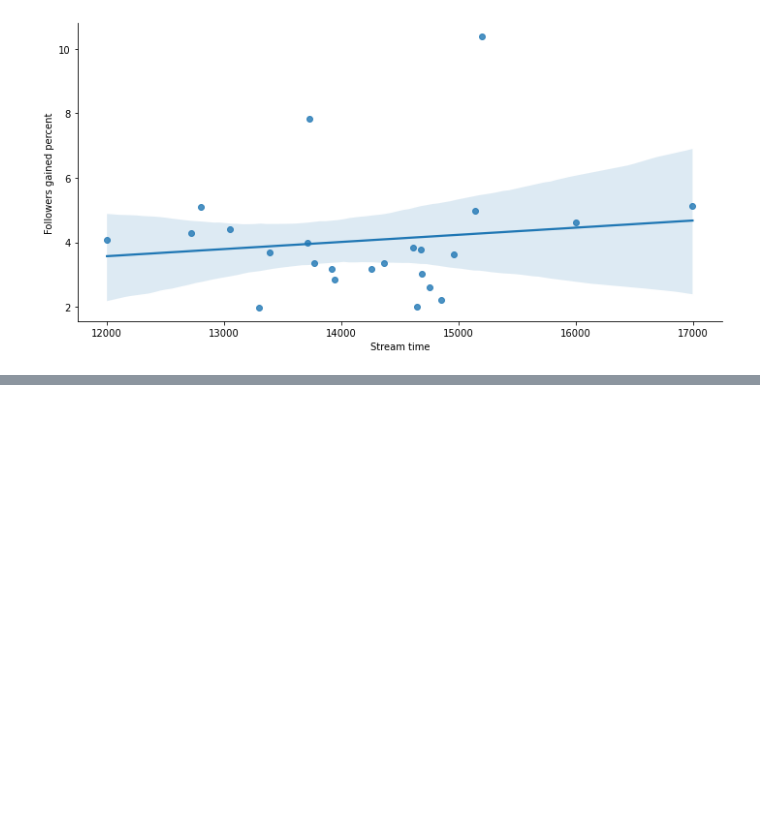
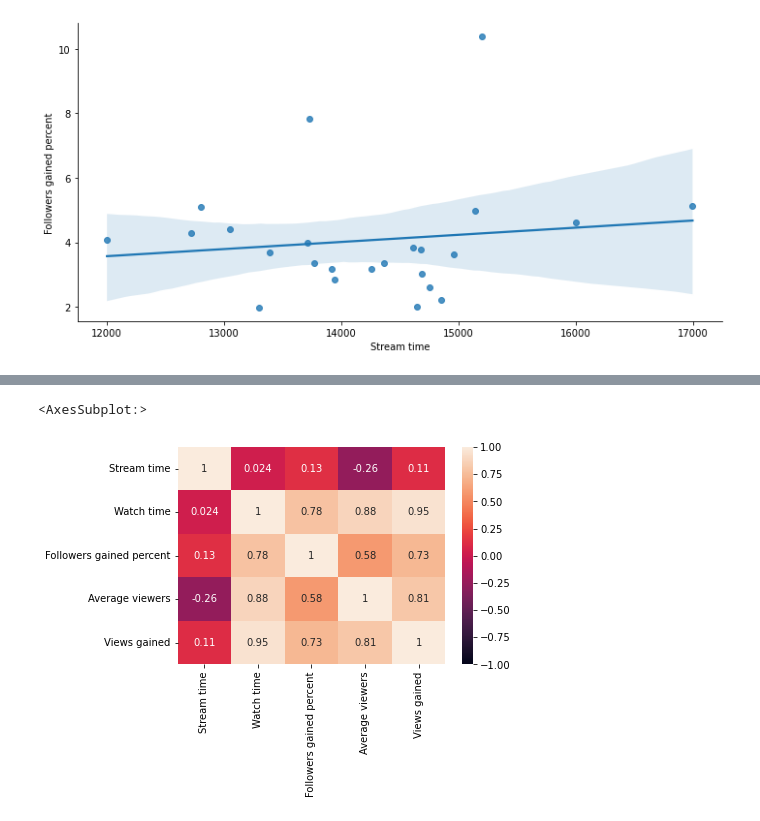
Before and after one commit to dayes5/Twitch-Analysis, a Jupyter notebook: EDACheckpointGroup079-Wi22.ipynb, the cells around one changed output, grey strips where cells are left out. Saved outputs shown, nothing was run; the diff lists cells and outputs as text; code cells hidden in the pictures; blank space fills up the shorter version.

```diff
--- a/EDACheckpointGroup079-Wi22.ipynb
+++ b/EDACheckpointGroup079-Wi22.ipynb
@@ -141,2 +147,5 @@ sns.lmplot(x="Watch time", y="Views gained", data=df, aspect=2)
 # %%
-sns.heatmap(df.loc[:, ['Stream time', 'Watch time', 'Followers gained', 'Average viewers', 'Views gained']].corr(), annot=True, vmin=-1, vmax=1)
+sns.heatmap(df.loc[:, ['Stream time', 'Watch time', 'Followers gained percent', 'Average viewers', 'Views gained']].corr(), annot=True, vmin=-1, vmax=1)
+# %% [output]
+<AxesSubplot:>
+[figure, added]
```
Also changed, not shown: parts of 2 cells of this notebook.
